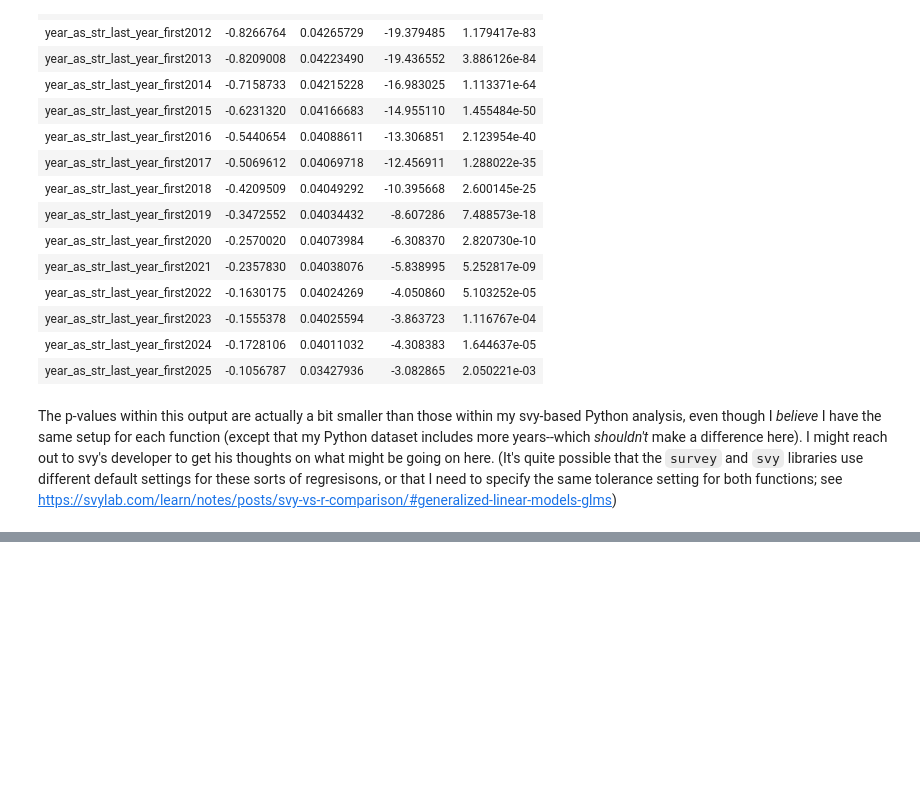
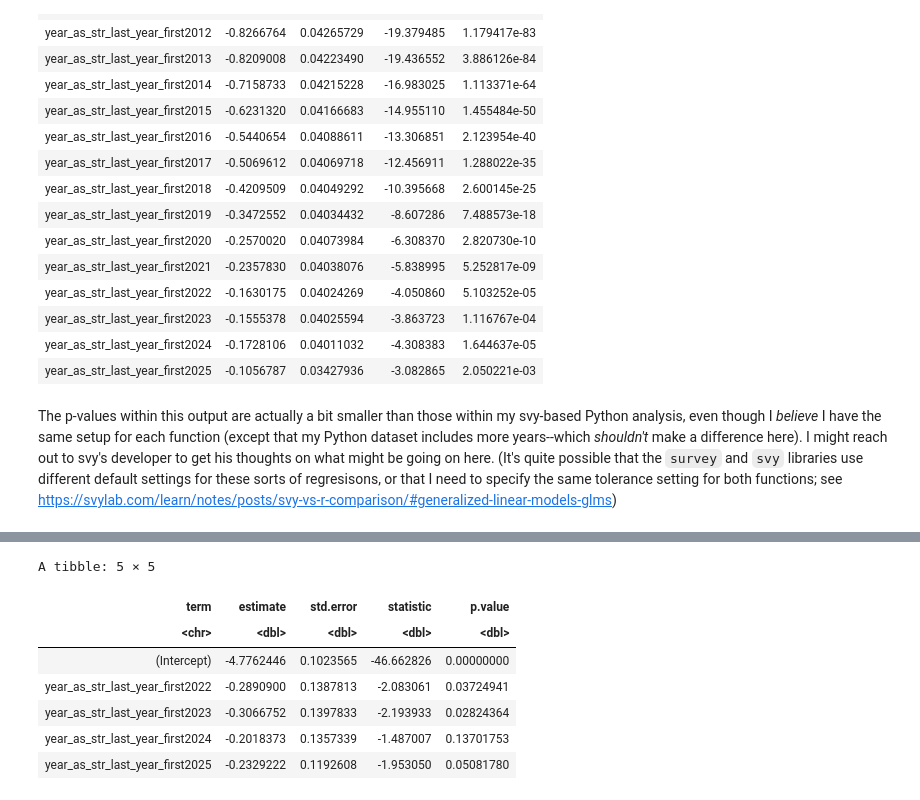
Before and after one commit to kburchfiel/employment_trends, a Jupyter notebook: R_employment_trend_checks.ipynb, the cells around one changed output, grey strips where cells are left out. Cells and saved outputs as stored; diff of their text form; code cells hidden in the pictures; blank space fills up the shorter version.

```diff
--- a/R_employment_trend_checks.ipynb
+++ b/R_employment_trend_checks.ipynb
@@ -170,0 +256,7 @@ The p-values within this output are actually a bit smaller than those within my
+# %%
+df_dev_emp_prop_by_year_reg_results_55_59 <- sd_df_22_26  %>% filter (
+age_range == '55-59') %>% svyglm(
+formula = employed_as_software_developer ~ year_as_str_last_year_first,
+design = ., na.action = na.omit, family = quasibinomial)
+
+df_dev_emp_prop_by_year_reg_results_55_59
@@ -170,0 +285,11 @@ The p-values within this output are actually a bit smaller than those within my
+# %%
+tidy(df_dev_emp_prop_by_year_reg_results_55_59)
+# %% [output]
+A tibble: 5 × 5
+| term | estimate | std.error | statistic | p.value |
+| <chr> | <dbl> | <dbl> | <dbl> | <dbl> |
+| (Intercept) | -4.7762446 | 0.1023565 | -46.662826 | 0.00000000 |
+| year_as_str_last_year_first2022 | -0.2890900 | 0.1387813 | -2.083061 | 0.03724941 |
+| year_as_str_last_year_first2023 | -0.3066752 | 0.1397833 | -2.193933 | 0.02824364 |
+| year_as_str_last_year_first2024 | -0.2018373 | 0.1357339 | -1.487007 | 0.13701753 |
+| year_as_str_last_year_first2025 | -0.2329222 | 0.1192608 | -1.953050 | 0.05081780 |
```
Also changed, not shown: parts of 8 cells of this notebook, 12 other files.
